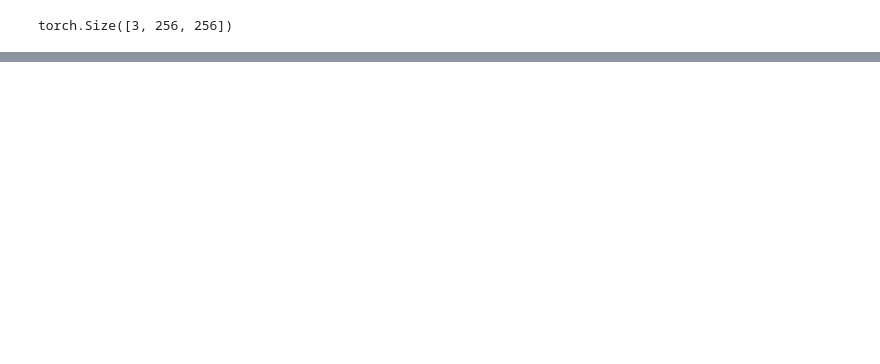
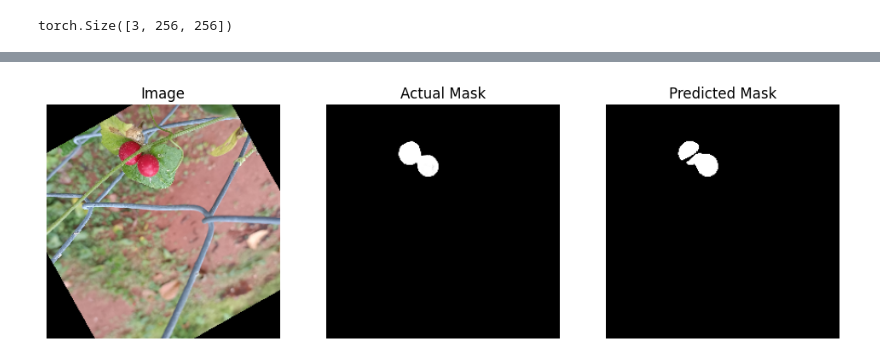
Before and after one commit to notjeffff/segmentation-model-cherrynet, a Jupyter notebook: cherrynet.ipynb, the cells around one changed output, grey strips where cells are left out. Drawn from its saved outputs; the diff is of its cells as text; code cells hidden in the pictures; blank space fills up the shorter version.

```diff
--- a/cherrynet.ipynb
+++ b/cherrynet.ipynb
@@ -262,0 +372,43 @@ Epoch : 5 - Loss : 0.08348654702305794
+# %%
+#Prediction Visualisation
+
+import matplotlib.pyplot as plt
+
+model.eval()
+
+with torch.no_grad():
+    images, masks  = next(iter(loader))
+    images = images.to(device)
+    outputs = model(images)
+    preds = torch.sigmoid(outputs)
+    preds = (preds > 0.5).float()
+
+images = images.cpu()
+masks = masks.cpu()
+preds = preds.cpu()
+
+image = images[0]
+mask = masks[0]
+pred = preds[0]
+
+image = image.permute(1,2,0)
+plt.figure(figsize=(12,4))
+
+plt.subplot(1,3,1)
+plt.imshow(image)
+plt.title("Image")
+plt.axis("off")
+
+plt.subplot(1,3,2)
+plt.imshow(mask,cmap="gray")
+plt.title("Actual Mask")
+plt.axis("off")
+
+plt.subplot(1,3,3)
+plt.imshow(pred.squeeze(0),cmap="gray")
+plt.title("Predicted Mask")
+plt.axis("off")
+
+plt.show()
+# %% [output]
+[figure, added]
```
Also changed, not shown: parts of 10 cells of this notebook.
